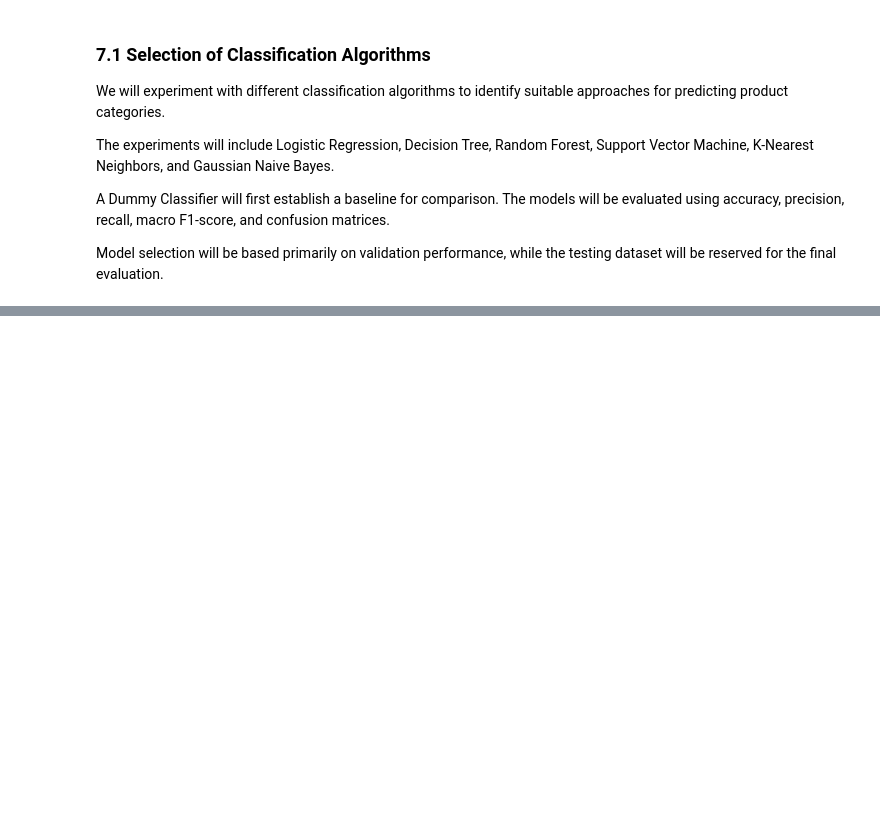
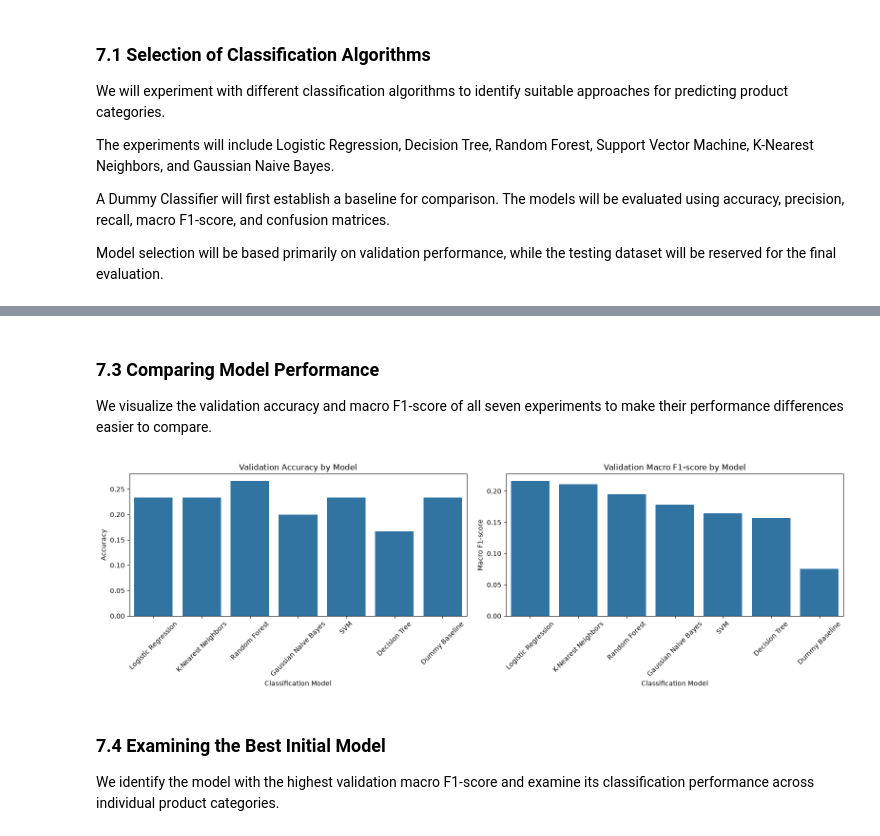
Before and after one commit to jbyiringiro/Formative2-Data_Preprocessing, a Jupyter notebook: notebooks/customer_purchase_prediction_data_preprocessing.ipynb, the cells around one changed output, grey strips where cells are left out. Cells and saved outputs as stored; diff of their text form; code cells hidden in the pictures; blank space fills up the shorter version.

Commit message:
Complete product category prediction pipeline and final model evaluation

```diff
--- a/notebooks/customer_purchase_prediction_data_preprocessing.ipynb
+++ b/notebooks/customer_purchase_prediction_data_preprocessing.ipynb
@@ -1459,0 +1489,20 @@ Model selection will be based primarily on validation performance, while the tes
+# %%
+baseline_model = DummyClassifier(strategy="most_frequent")
+
+baseline_model.fit(X_train_prepared, y_train)
+
+baseline_predictions = baseline_model.predict(X_validation_prepared)
+
+baseline_accuracy = accuracy_score(
+    y_validation,
+    baseline_predictions
+)
+
+baseline_f1 = f1_score(
+    y_validation,
+    baseline_predictions,
+    average="macro"
+)
+
+print("Baseline Accuracy:", round(baseline_accuracy, 4))
+print("Baseline Macro F1-score:", round(baseline_f1, 4))
@@ -1459,0 +1600,39 @@ Model selection will be based primarily on validation performance, while the tes
+# %% [markdown]
+### 7.3 Comparing Model Performance
+
+We visualize the validation accuracy and macro F1-score of all seven experiments to make their performance differences easier to compare.
+# %%
+fig, axes = plt.subplots(1, 2, figsize=(16, 5))
+
+sns.barplot(
+    data=results_df,
+    x="Model",
+    y="Accuracy",
+    ax=axes[0]
+)
+
+axes[0].set_title("Validation Accuracy by Model")
+axes[0].set_xlabel("Classification Model")
+axes[0].set_ylabel("Accuracy")
+axes[0].tick_params(axis="x", rotation=45)
+
+sns.barplot(
+    data=results_df,
+    x="Model",
+    y="F1-score (Macro)",
+    ax=axes[1]
+)
+
+axes[1].set_title("Validation Macro F1-score by Model")
+axes[1].set_xlabel("Classification Model")
+axes[1].set_ylabel("Macro F1-score")
+axes[1].tick_params(axis="x", rotation=45)
+
+plt.tight_layout()
+plt.show()
+# %% [output]
+[figure, added]
+# %% [markdown]
+### 7.4 Examining the Best Initial Model
+
+We identify the model with the highest validation macro F1-score and examine its classification performance across individual product categories.
```
Also changed, not shown: parts of 23 cells of this notebook, 1 other file.
